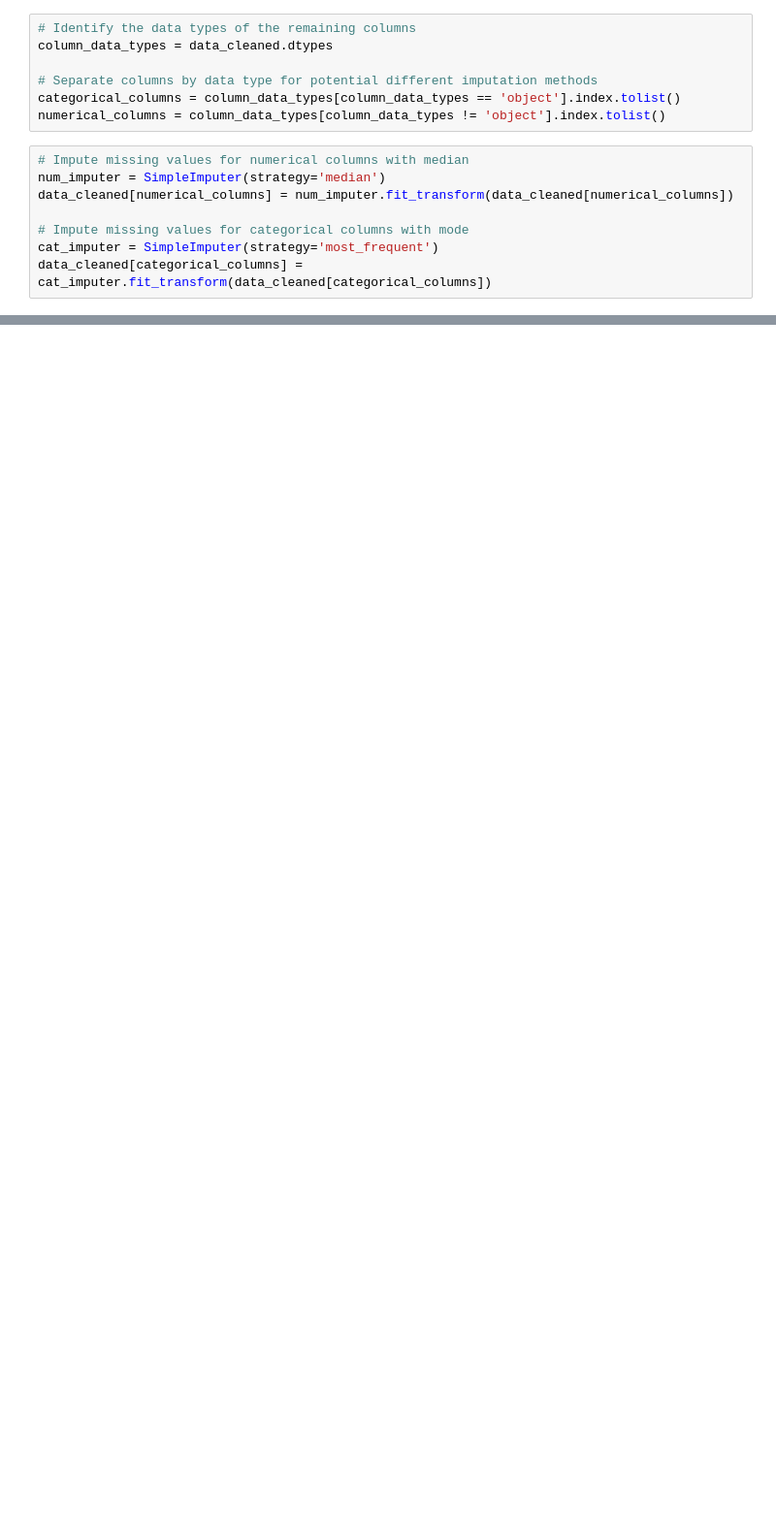
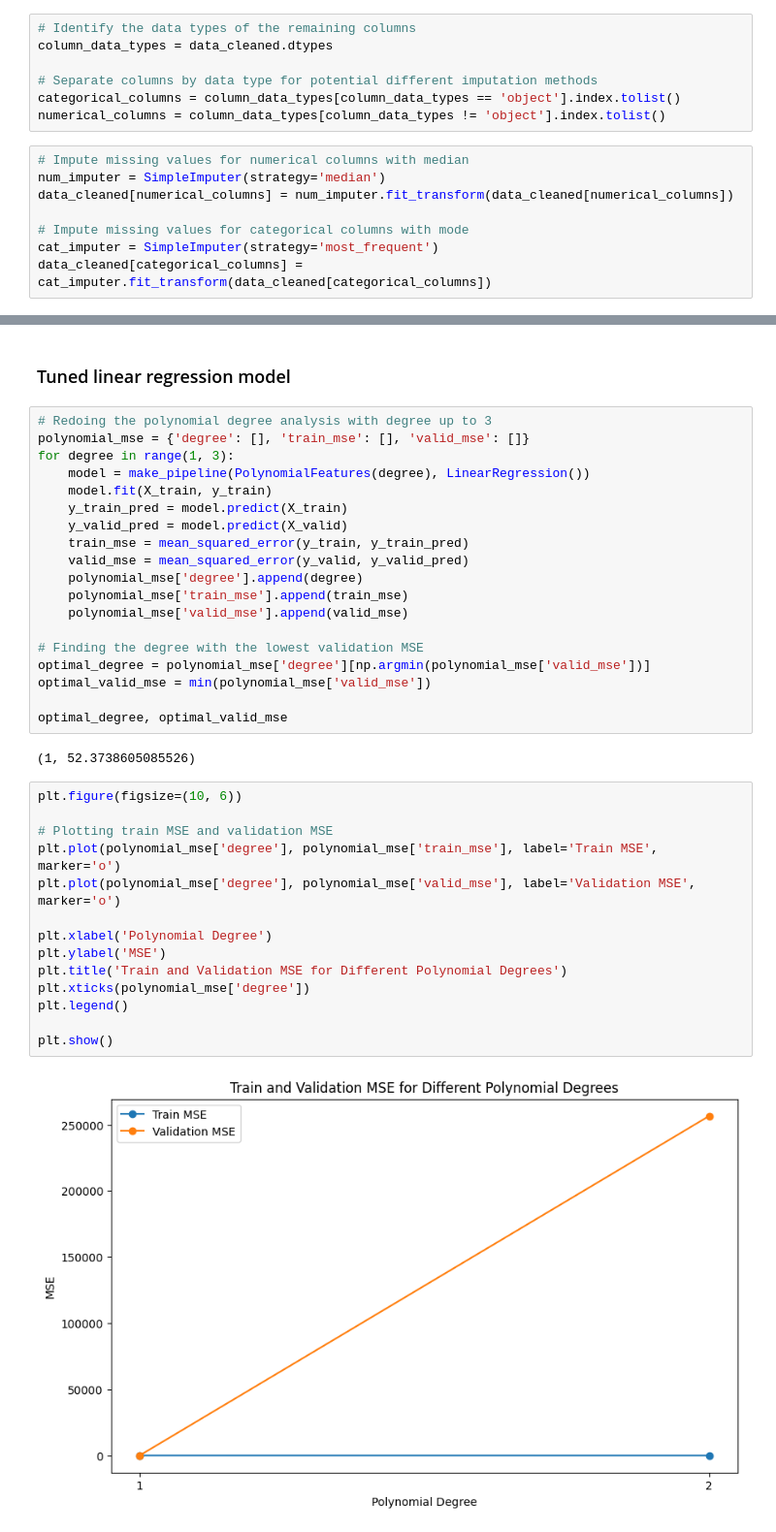
Before and after one commit to MattHAndrews/cs109a_final_project, a Jupyter notebook: Project.ipynb, the cells around one changed output, grey strips where cells are left out. Shown at 97% size. Saved outputs shown, nothing was run; the diff lists cells and outputs as text; blank space fills up the shorter version.

```diff
--- a/Project.ipynb
+++ b/Project.ipynb
@@ -1025,0 +558,39 @@ print(model_performance)
+# %% [markdown]
+### Tuned linear regression model
+# %%
+# Redoing the polynomial degree analysis with degree up to 3
+polynomial_mse = {'degree': [], 'train_mse': [], 'valid_mse': []}
+for degree in range(1, 3):
+    model = make_pipeline(PolynomialFeatures(degree), LinearRegression())
+    model.fit(X_train, y_train)
+    y_train_pred = model.predict(X_train)
+    y_valid_pred = model.predict(X_valid)
+    train_mse = mean_squared_error(y_train, y_train_pred)
+    valid_mse = mean_squared_error(y_valid, y_valid_pred)
+    polynomial_mse['degree'].append(degree)
+    polynomial_mse['train_mse'].append(train_mse)
+    polynomial_mse['valid_mse'].append(valid_mse)
+
+# Finding the degree with the lowest validation MSE
+optimal_degree = polynomial_mse['degree'][np.argmin(polynomial_mse['valid_mse'])]
+optimal_valid_mse = min(polynomial_mse['valid_mse'])
+
+optimal_degree, optimal_valid_mse
+# %% [output]
+(1, 52.3738605085526)
+# %%
+plt.figure(figsize=(10, 6))
+
+# Plotting train MSE and validation MSE
+plt.plot(polynomial_mse['degree'], polynomial_mse['train_mse'], label='Train MSE', marker='o')
+plt.plot(polynomial_mse['degree'], polynomial_mse['valid_mse'], label='Validation MSE', marker='o')
+
+plt.xlabel('Polynomial Degree')
+plt.ylabel('MSE')
+plt.title('Train and Validation MSE for Different Polynomial Degrees')
+plt.xticks(polynomial_mse['degree'])
+plt.legend()
+
+plt.show()
+# %% [output]
+[figure, added]
```
Also changed, not shown: parts of 94 cells of this notebook, 3 other files.
